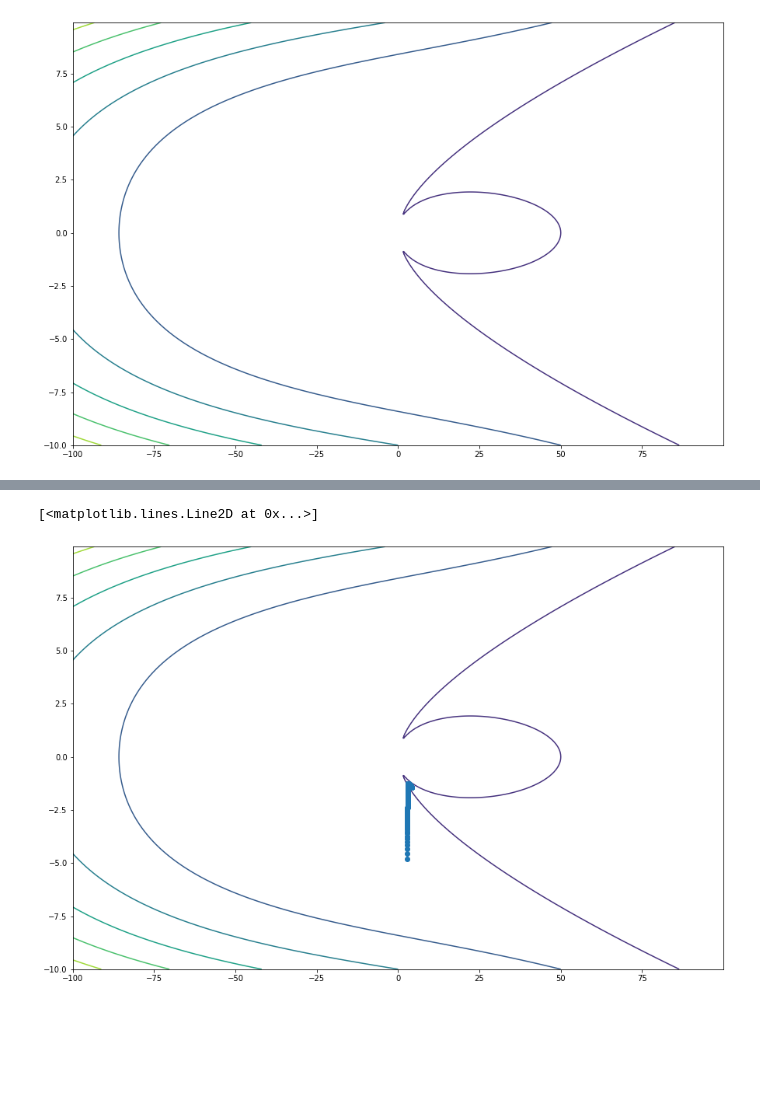
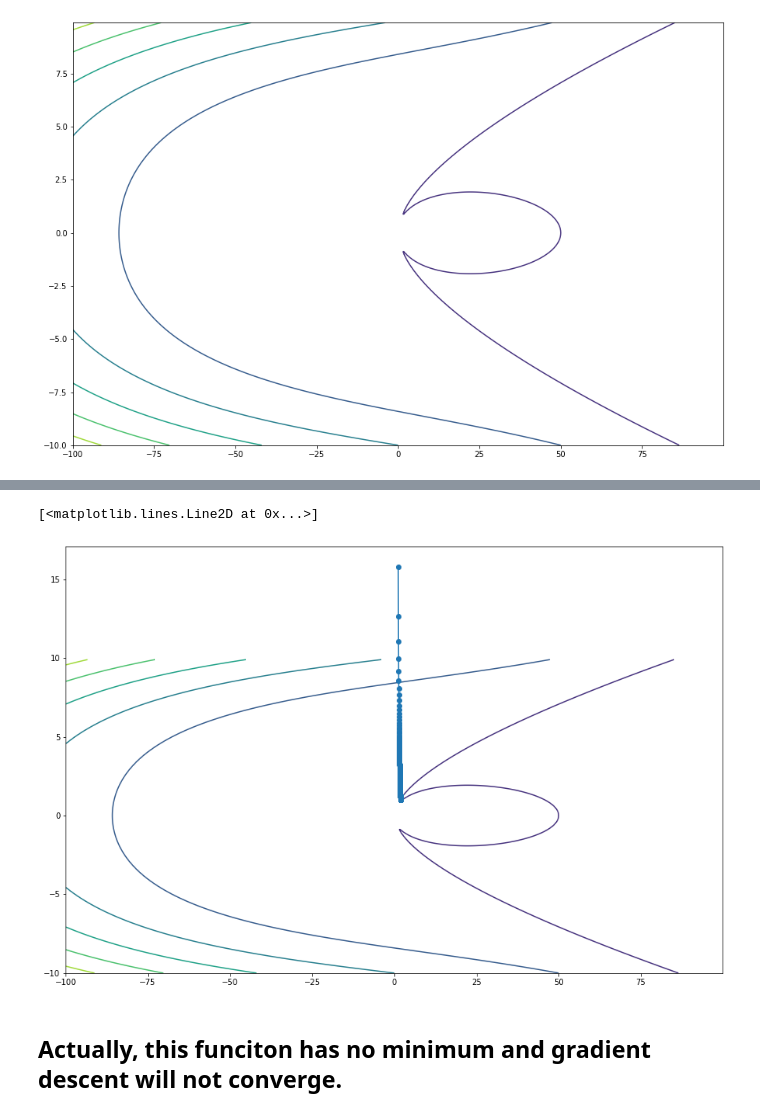
Before and after one commit to antaressgzz/ANLY590, a Jupyter notebook: hw2.ipynb, the cells around one changed output, grey strips where cells are left out. Drawn from its saved outputs; the diff is of its cells as text; code cells hidden in the pictures; blank space fills up the shorter version.

```diff
--- a/hw2.ipynb
+++ b/hw2.ipynb
@@ -80,7 +78,7 @@ def grad_f(vector):
 # %%
 def grad_descent(starting_point=None, iterations=10, learning_rate=12):
     if starting_point is None:
-        starting_point = np.random.uniform(-5,5,2)
+        starting_point = np.random.uniform(-20,20,2)
 
     traj = np.zeros((iterations+1,2))
     traj[0,:] = starting_point
@@ -90,12 +112,14 @@ def grad_descent(starting_point=None, iterations=10, learning_rate=12):
 # %%
-np.random.seed(10)
-traj = grad_descent(iterations=10000, learning_rate=3e-6)
+np.random.seed(2333)
+traj = grad_descent(iterations=10000, learning_rate=1e-6)
 
 plt.figure(figsize=(15,10))
 plt.contour(X,Y,Z)
 x= traj[:,0]
 y= traj[:,1]
 plt.plot(x,y,'-o')
 # %% [output]
 [<matplotlib.lines.Line2D at 0x...>]
-[figure, old version]
+[figure, new version]
+# %% [markdown]
+## Actually, this funciton has no minimum and gradient descent will not converge.
```
Also changed, not shown: parts of 17 cells of this notebook.
